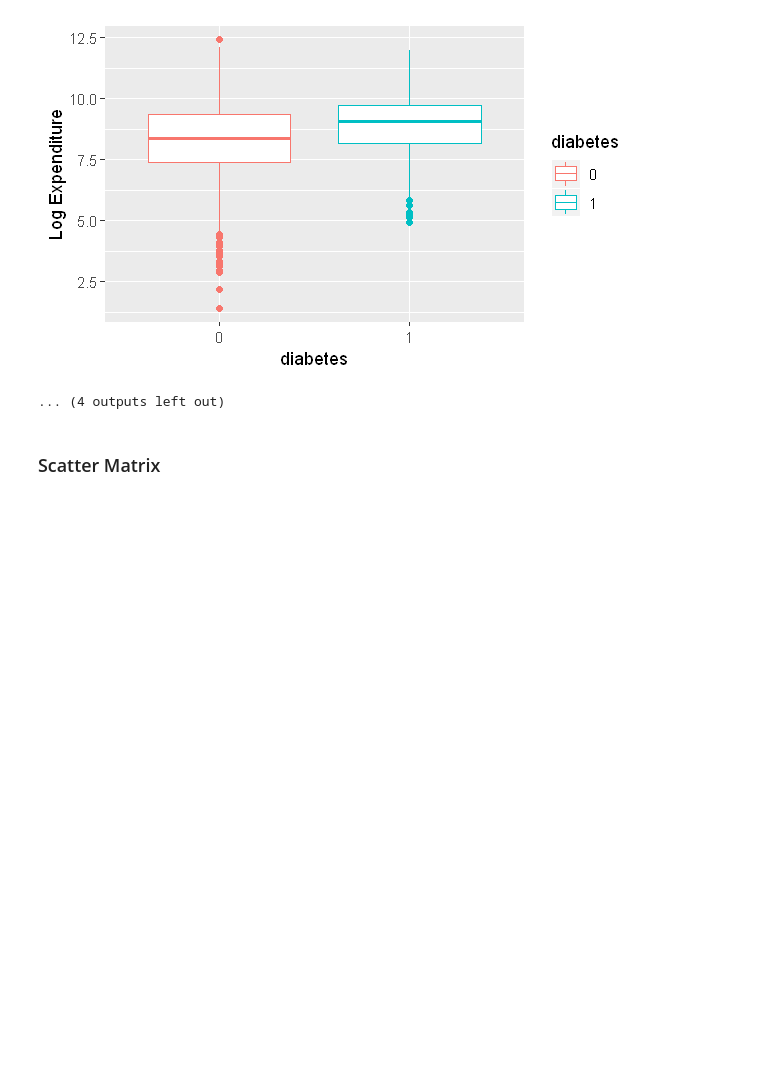
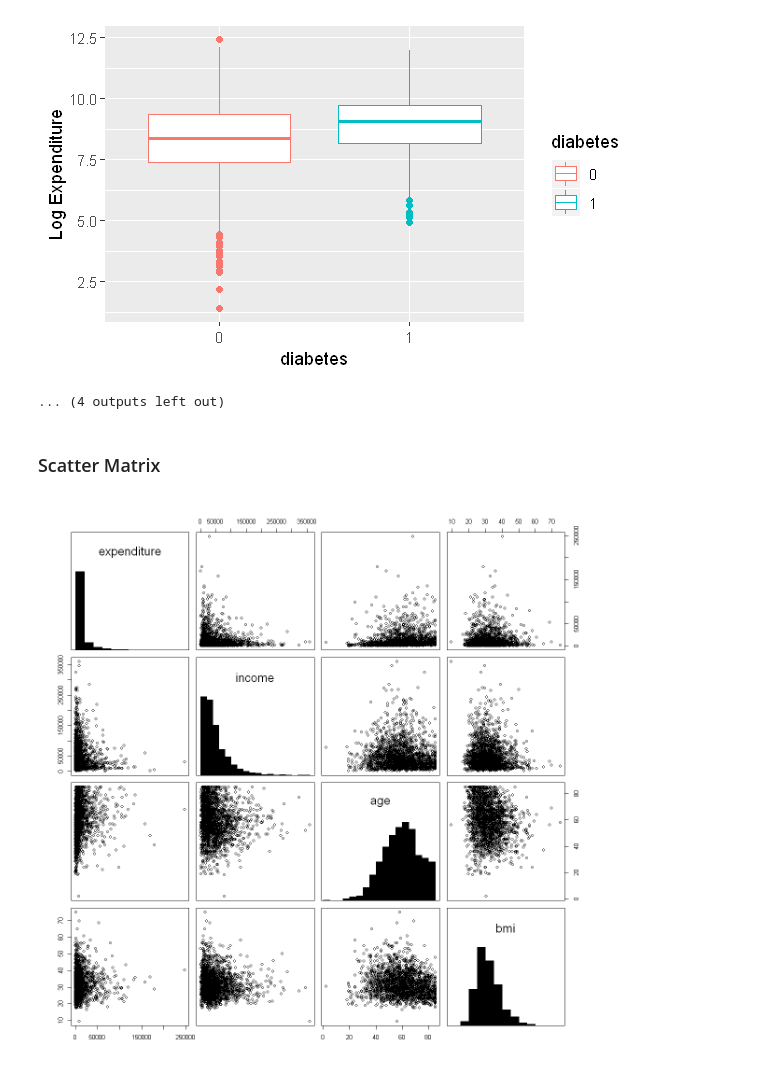
Before and after one commit to LanceWhitehorn/ACST4005, a Jupyter notebook: assignment/Assignment.ipynb, the cells around one changed output. Cells and saved outputs as stored; diff of their text form; code cells hidden in the pictures; blank space fills up the shorter version.

```diff
--- a/assignment/Assignment.ipynb
+++ b/assignment/Assignment.ipynb
@@ -218,3 +223,17 @@ for (col in colnames(clean)[6:21]) {
 ... (4 outputs left out)
 # %% [markdown]
 ### Scatter Matrix
+# %%
+options(repr.plot.width = 10, repr.plot.height = 10)
+panel.hist <- function(x, ...)
+{
+    usr <- par('usr'); on.exit(par(usr))
+    par(usr = c(usr[1:2], 0, 1.5) )
+    h <- hist(x, plot=FALSE)
+    breaks <- h$breaks; nB <- length(breaks)
+    y <- h$counts; y <- y/max(y)
+    rect(breaks[-nB], 0, breaks[-1], y, col='black')
+}
+pairs(data[,2:5], diag.panel=panel.hist)
+# %% [output]
+[figure, added]
```
Also changed, not shown: parts of 9 cells of this notebook.
